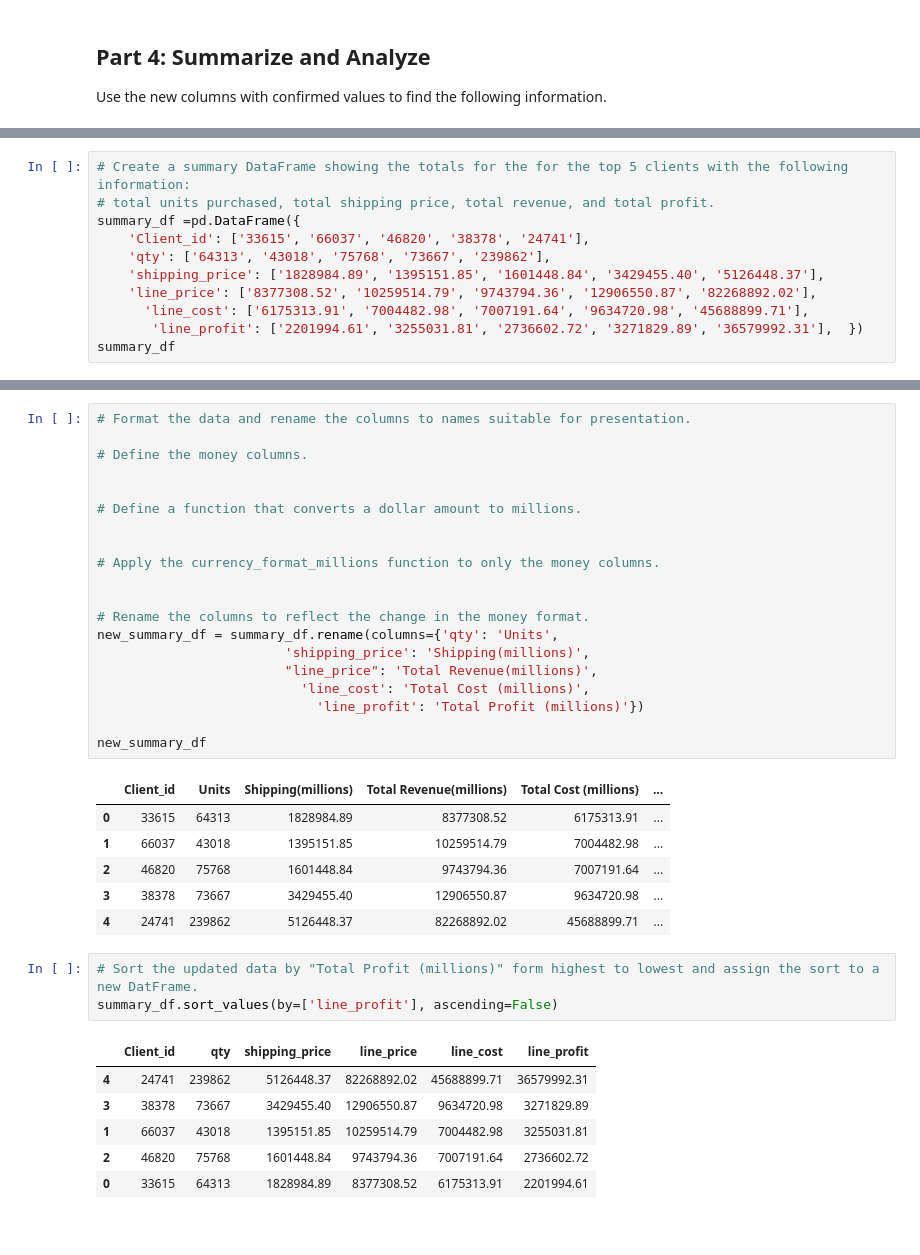
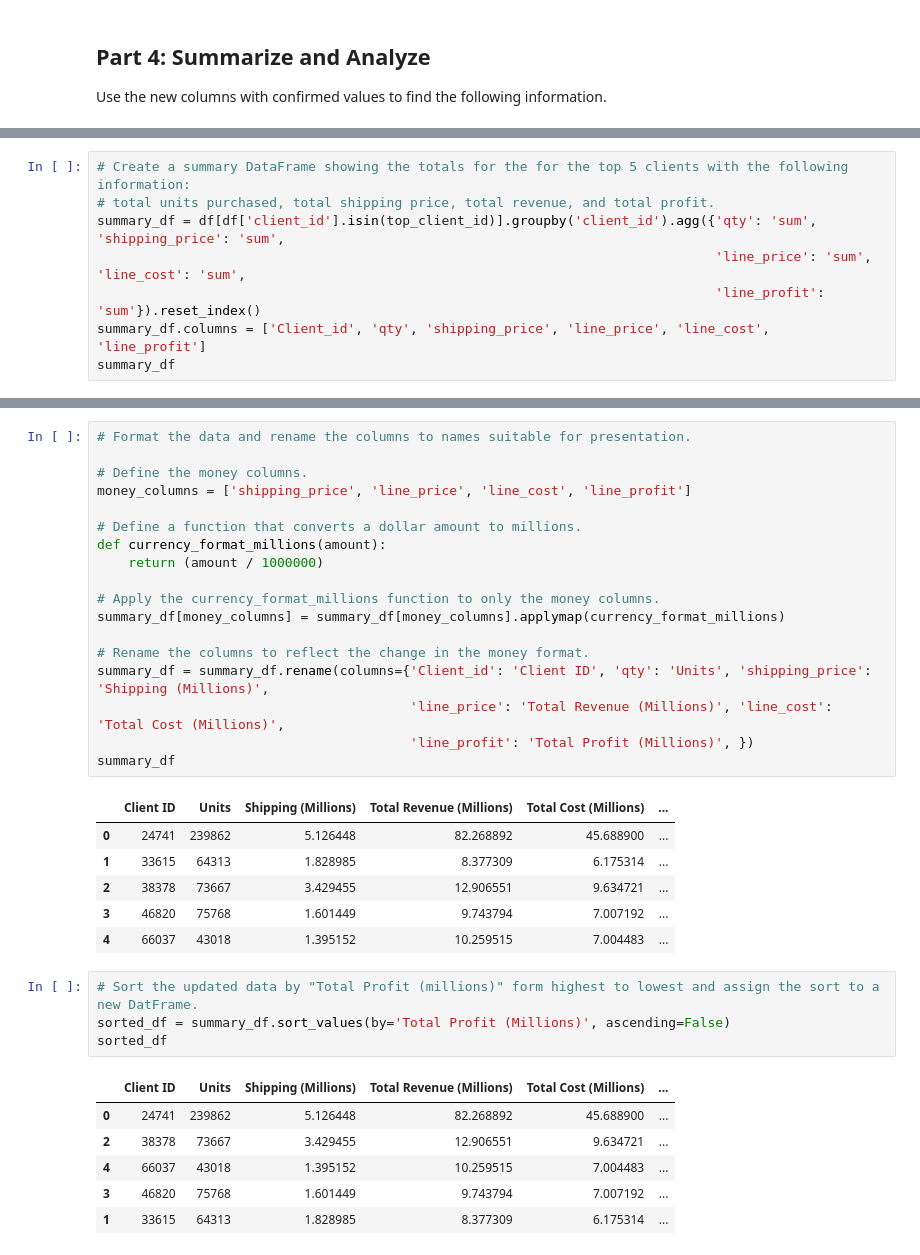
Before and after one commit to AJ-AI1/pandas-challenge-1, a Jupyter notebook: wholesale_data_analysis_starter_code.ipynb, the cells around one changed output, grey strips where cells are left out. Drawn from its saved outputs; the diff is of its cells as text.

```diff
--- a/wholesale_data_analysis_starter_code.ipynb
+++ b/wholesale_data_analysis_starter_code.ipynb
@@ -203,13 +213,10 @@ print(f' 24741: ${client_qty_1:.2f}')
 # %%
 # Create a summary DataFrame showing the totals for the for the top 5 clients with the following information:
 # total units purchased, total shipping price, total revenue, and total profit.
-summary_df =pd.DataFrame({
-    'Client_id': ['33615', '66037', '46820', '38378', '24741'],
-    'qty': ['64313', '43018', '75768', '73667', '239862'],
-    'shipping_price': ['1828984.89', '1395151.85', '1601448.84', '3429455.40', '5126448.37'],
-    'line_price': ['8377308.52', '10259514.79', '9743794.36', '12906550.87', '82268892.02'],
-      'line_cost': ['6175313.91', '7004482.98', '7007191.64', '9634720.98', '45688899.71'],
-       'line_profit': ['2201994.61', '3255031.81', '2736602.72', '3271829.89', '36579992.31'],  })
+summary_df = df[df['client_id'].isin(top_client_id)].groupby('client_id').agg({'qty': 'sum', 'shipping_price': 'sum',
+                                                                               'line_price': 'sum', 'line_cost': 'sum',
+                                                                               'line_profit': 'sum'}).reset_index()
+summary_df.columns = ['Client_id', 'qty', 'shipping_price', 'line_price', 'line_cost', 'line_profit']
 summary_df
 # %% [output]
 |  | Client_id | qty | shipping_price | line_price | line_cost | line_profit |
@@ -222,36 +229,35 @@ summary_df
 # Format the data and rename the columns to names suitable for presentation.
 
 # Define the money columns.
-
+money_columns = ['shipping_price', 'line_price', 'line_cost', 'line_profit']
 
 # Define a function that converts a dollar amount to millions.
-
+def currency_format_millions(amount):
+    return (amount / 1000000)
 
 # Apply the currency_format_millions function to only the money columns.
-
+summary_df[money_columns] = summary_df[money_columns].applymap(currency_format_millions)
 
 # Rename the columns to reflect the change in the money format.
-new_summary_df = summary_df.rename(columns={'qty': 'Units',
-                        'shipping_price': 'Shipping(millions)',
-                        "line_price": 'Total Revenue(millions)',
-                          'line_cost': 'Total Cost (millions)',
-                            'line_profit': 'Total Profit (millions)'})
-
-new_summary_df
+summary_df = summary_df.rename(columns={'Client_id': 'Client ID', 'qty': 'Units', 'shipping_price': 'Shipping (Millions)',
+                                        'line_price': 'Total Revenue (Millions)', 'line_cost': 'Total Cost (Millions)',
+                                        'line_profit': 'Total Profit (Millions)', })
+summary_df
 # %% [output]
-|  | Client_id | Units | Shipping(millions) | Total Revenue(millions) | Total Cost (millions) | ... |
-| 0 | 33615 | 64313 | 1828984.89 | 8377308.52 | 6175313.91 | ... |
-| 1 | 66037 | 43018 | 1395151.85 | 10259514.79 | 7004482.98 | ... |
-| 2 | 46820 | 75768 | 1601448.84 | 9743794.36 | 7007191.64 | ... |
-| 3 | 38378 | 73667 | 3429455.40 | 12906550.87 | 9634720.98 | ... |
-| 4 | 24741 | 239862 | 5126448.37 | 82268892.02 | 45688899.71 | ... |
+|  | Client ID | Units | Shipping (Millions) | Total Revenue (Millions) | Total Cost (Millions) | ... |
+| 0 | 24741 | 239862 | 5.126448 | 82.268892 | 45.688900 | ... |
+| 1 | 33615 | 64313 | 1.828985 | 8.377309 | 6.175314 | ... |
+| 2 | 38378 | 73667 | 3.429455 | 12.906551 | 9.634721 | ... |
+| 3 | 46820 | 75768 | 1.601449 | 9.743794 | 7.007192 | ... |
+| 4 | 66037 | 43018 | 1.395152 | 10.259515 | 7.004483 | ... |
 # %%
 # Sort the updated data by "Total Profit (millions)" form highest to lowest and assign the sort to a new DatFrame.
-summary_df.sort_values(by=['line_profit'], ascending=False)
+sorted_df = summary_df.sort_values(by='Total Profit (Millions)', ascending=False)
+sorted_df
 # %% [output]
-|  | Client_id | qty | shipping_price | line_price | line_cost | line_profit |
-| 4 | 24741 | 239862 | 5126448.37 | 82268892.02 | 45688899.71 | 36579992.31 |
-| 3 | 38378 | 73667 | 3429455.40 | 12906550.87 | 9634720.98 | 3271829.89 |
-| 1 | 66037 | 43018 | 1395151.85 | 10259514.79 | 7004482.98 | 3255031.81 |
-| 2 | 46820 | 75768 | 1601448.84 | 9743794.36 | 7007191.64 | 2736602.72 |
-| 0 | 33615 | 64313 | 1828984.89 | 8377308.52 | 6175313.91 | 2201994.61 |
+|  | Client ID | Units | Shipping (Millions) | Total Revenue (Millions) | Total Cost (Millions) | ... |
+| 0 | 24741 | 239862 | 5.126448 | 82.268892 | 45.688900 | ... |
+| 2 | 38378 | 73667 | 3.429455 | 12.906551 | 9.634721 | ... |
+| 4 | 66037 | 43018 | 1.395152 | 10.259515 | 7.004483 | ... |
+| 3 | 46820 | 75768 | 1.601449 | 9.743794 | 7.007192 | ... |
+| 1 | 33615 | 64313 | 1.828985 | 8.377309 | 6.175314 | ... |
```
Also changed, not shown: parts of 3 cells of this notebook.
